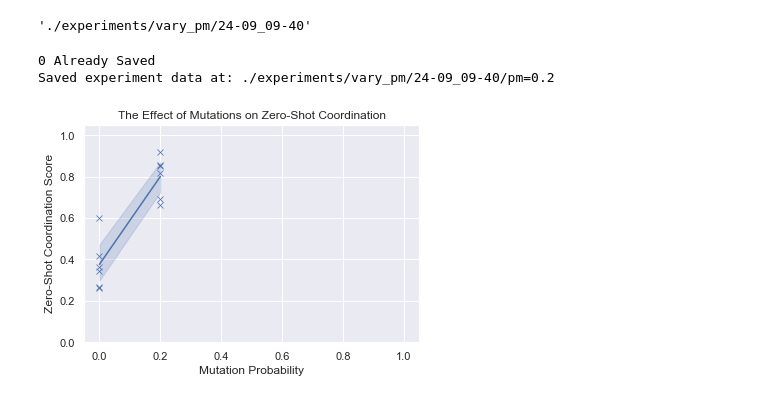
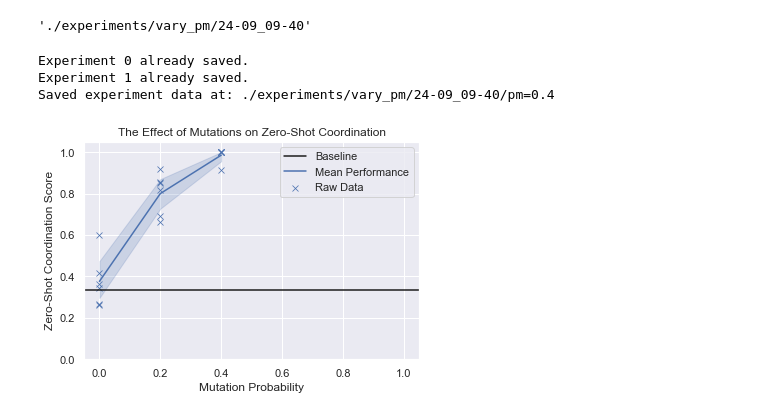
Before and after one commit to DylanCope/zero-shot-comm, a Jupyter notebook: zero-shot-coordination.ipynb, the cells around one changed output. Drawn from its saved outputs; the diff is of its cells as text; code cells hidden in the pictures.

Commit message:
Completed third experiment of p_mutate (pm=0.4) variation experiment

```diff
--- a/zero-shot-coordination.ipynb
+++ b/zero-shot-coordination.ipynb
@@ -327,8 +341,12 @@ for item_1 in vary_pm_experiment.experiments:
                 f'{EXPERIMENT_FOLDER}/pm={meta_exp.p_mutate}'
             Path(meta_exp_subfolder).mkdir()
 
+            experiment_config = \
+                meta_exp.experiments[0]['experiment'].get_config()
             meta_data = {
-                'index': item_1['index'], 'p_mutate': meta_exp.p_mutate
+                'index': item_1['index'],
+                'p_mutate': meta_exp.p_mutate,
+#                 'experiment_config': experiment_config
             }
             meta_data_path = Path(f'{meta_exp_subfolder}/meta.json')
             with meta_data_path.open(mode='w') as f:
@@ -339,7 +357,7 @@ for item_1 in vary_pm_experiment.experiments:
             }
             results_path = Path(f'{meta_exp_subfolder}/results.json')
             with results_path.open(mode='w') as f:
-                json.dump(results, f)
+                simplejson.dump(results, f)
 
             for item_2 in meta_exp.experiments:
                 logs_file_loc = \
@@ -351,10 +369,11 @@ for item_1 in vary_pm_experiment.experiments:
 
             print('Saved experiment data at:', meta_exp_subfolder)
         except FileExistsError:
-            print(item_1['index'], 'Already Saved')
+            print('Experiment', item_1['index'], 'already saved.')
 # %% [output]
-0 Already Saved
-Saved experiment data at: ./experiments/vary_pm/24-09_09-40/pm=0.2
+Experiment 0 already saved.
+Experiment 1 already saved.
+Saved experiment data at: ./experiments/vary_pm/24-09_09-40/pm=0.4
 # %%
 df = pd.DataFrame([
     {
@@ -366,11 +385,12 @@ df = pd.DataFrame([
     for score in item['results']
 ])
 # %%
-sns.lineplot(x='Mutation Probability', y='Zero-Shot Coordination Score', data=df)
-sns.scatterplot(x='Mutation Probability', y='Zero-Shot Coordination Score', data=df, marker='x')
+sns.lineplot(x=[-2, 2], y=[1/NUM_CLASSES, 1/NUM_CLASSES], dashes=True, color=(0.1, 0.1, 0.1), label='Baseline')
+sns.lineplot(x='Mutation Probability', y='Zero-Shot Coordination Score', data=df, label='Mean Performance')
+sns.scatterplot(x='Mutation Probability', y='Zero-Shot Coordination Score', data=df, marker='x', label='Raw Data')
 plt.ylim([0, 1.05])
 plt.xlim([-.05, 1.05])
 plt.title('The Effect of Mutations on Zero-Shot Coordination')
 plt.show()
 # %% [output]
-[figure, old version]
+[figure, new version]
```
Also changed, not shown: parts of 4 cells of this notebook, 5 other files.
